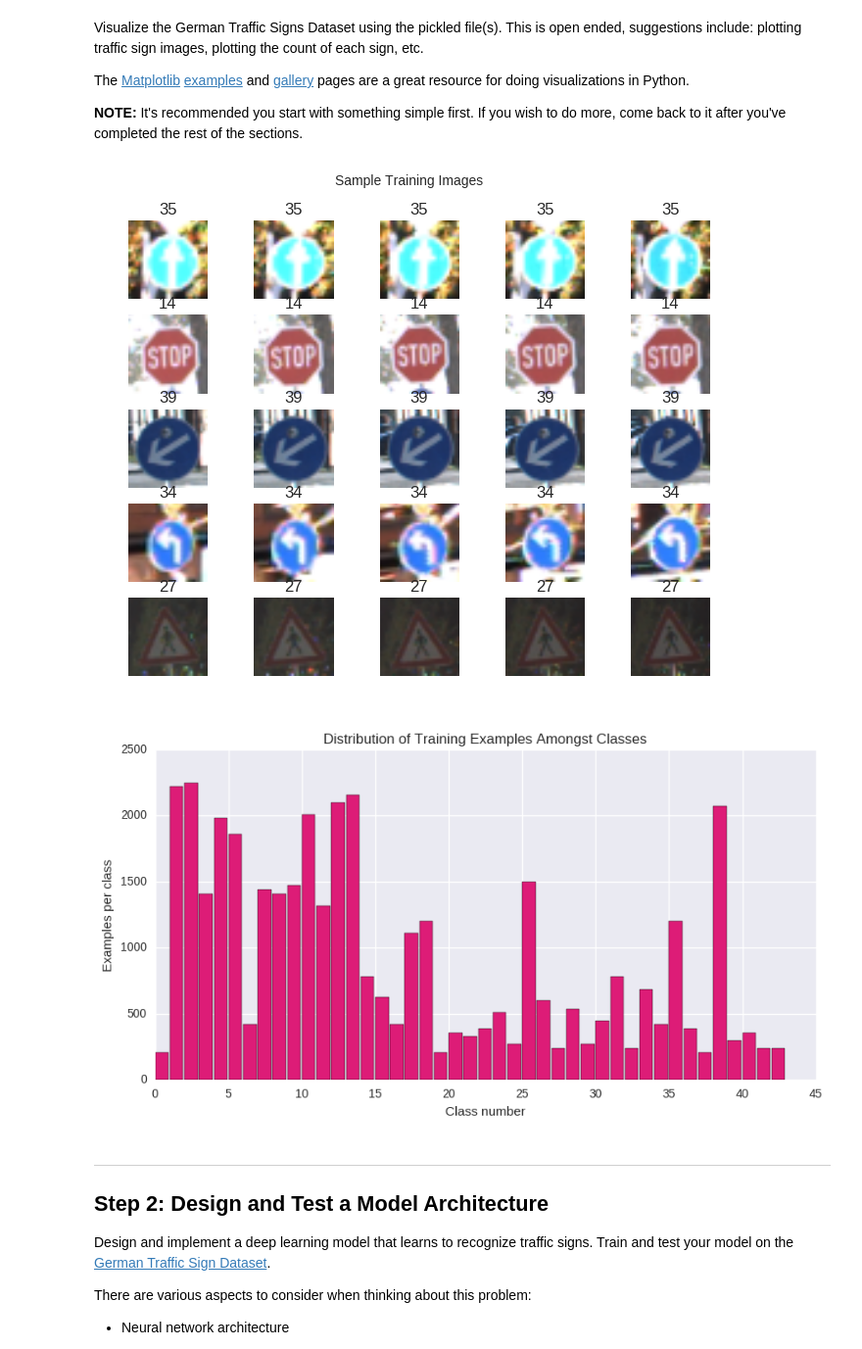
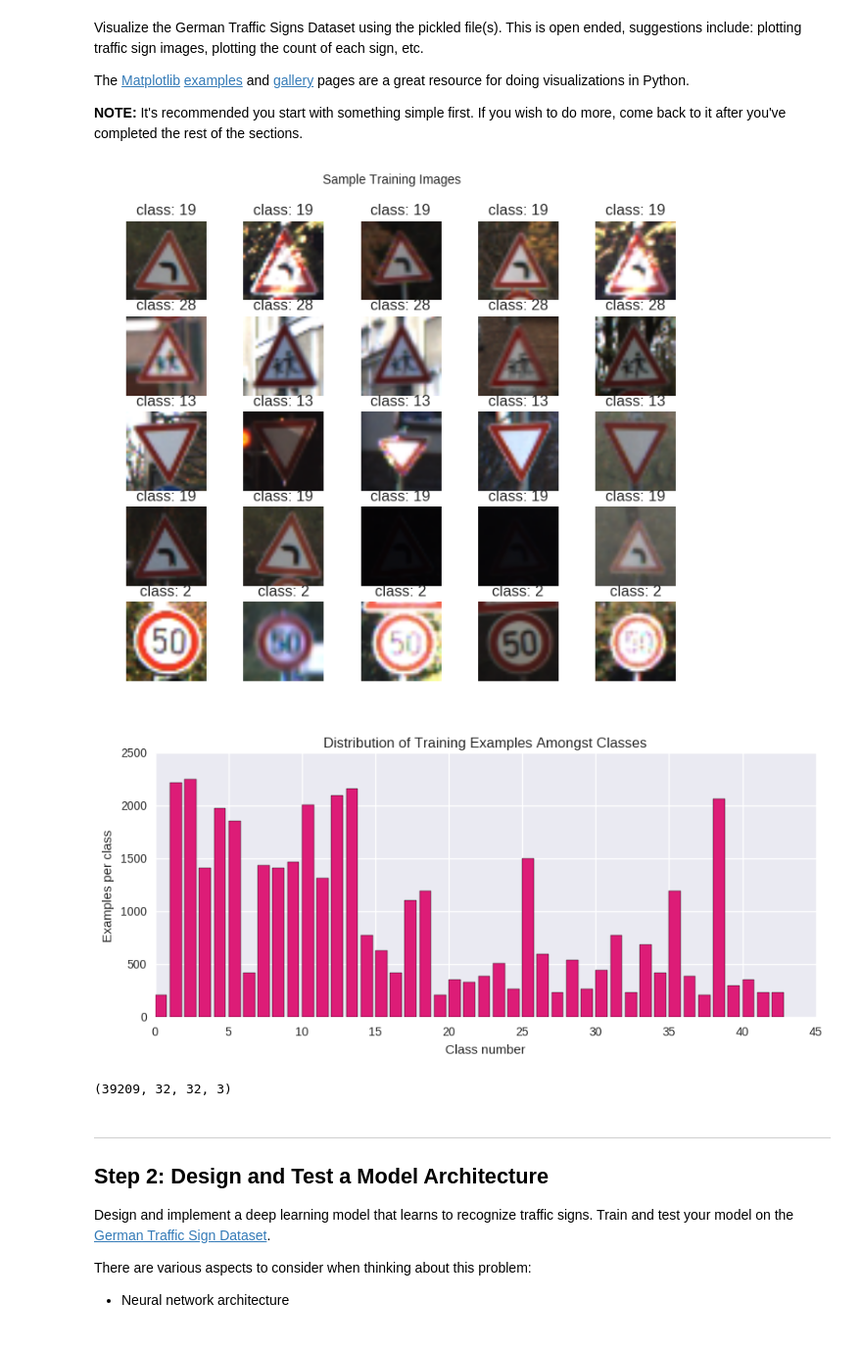
Before and after one commit to upul/Traffic-Signs, a Jupyter notebook: Traffic_Signs_Recognition.ipynb, the cells around one changed output. Shown at 98% size. Cells and saved outputs as stored; diff of their text form; code cells hidden in the pictures.

```diff
--- a/Traffic_Signs_Recognition.ipynb
+++ b/Traffic_Signs_Recognition.ipynb
@@ -101,50 +103,45 @@ import util
 
 # Visualizations will be shown in the notebook.
 
 
-def display_images(image_dataset, n_rows, n_cols):
+def display_images(image_dataset, n_rows, n_cols, graph_title='Sample Training Images'):
     '''
     Simple utility function for displaying images.
     '''
-    plt.figure(figsize=(8, 6))
+    plt.figure(figsize=(8, 6.5))
     selected_classes = np.random.randint(44, size=n_rows)
     image_number = 1
     for row in selected_classes:
         for col in range(1, n_cols + 1):
             plt.subplot(n_rows, n_cols, image_number)
             image_number += 1
             x_selected = X_train[y_train == row]
-            plt.imshow(x_selected[col, :, :, :])
+            random_index = np.random.randint(x_selected.shape[0])
+            plt.imshow(x_selected[random_index, :, :, :])
             plt.axis('off')
-            plt.title(row)
-    plt.suptitle('Sample Training Images')
+            plt.title('class: {}'.format(row))
+    plt.suptitle(graph_title)
     plt.show()
 
 
 def draw_class_distribution(class_labels):
     '''This function is used to plot the distribution of training examples amongst classes.'''
-    plt.figure(figsize=(10, 5))
+    plt.figure(figsize=(10, 4))
     examples_per_class = np.bincount(class_labels)
     num_classes = len(examples_per_class)
-    plt.bar(np.arange(num_classes), examples_per_class, 0.9, color='#dd1c77', label='Inputs per class')
+    plt.bar(np.arange(num_classes), examples_per_class, 0.8, color='#dd1c77', label='Inputs per class')
     plt.xlabel('Class number')
     plt.ylabel('Examples per class')
     plt.title('Distribution of Training Examples Amongst Classes')
     plt.show()
 
-
-
 display_images(X_train, 5, 5)
 draw_class_distribution(y_train)
-
-# data augmentation
-#per_class_label_count = np.bincount(y_train)
-#no_of_augmented_images = 12 / ((per_class_label_count / np.sum(per_class_label_count)))
-#no_of_augmented_images = no_of_augmented_images.astype(int)
-#print(np.sum(no_of_augmented_images))
+print(X_train.shape)
 # %% [output]
-[figure, old version]
+[figure, new version]
-[figure, old version]
+[figure, new version]
+(39209, 32, 32, 3)
 # %% [markdown]
 ----
 
```
Also changed, not shown: parts of 20 cells of this notebook, 6 other files.
